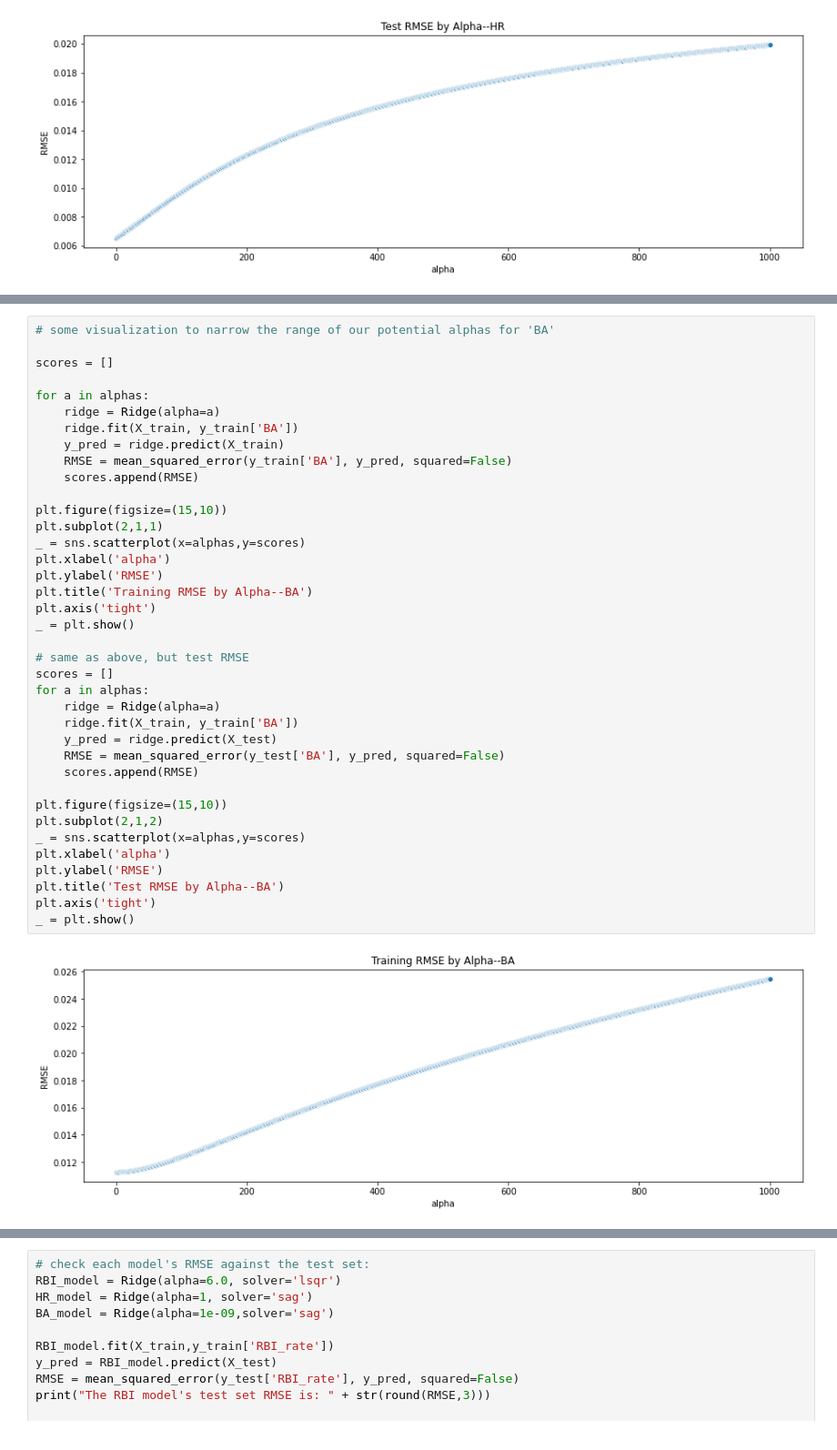
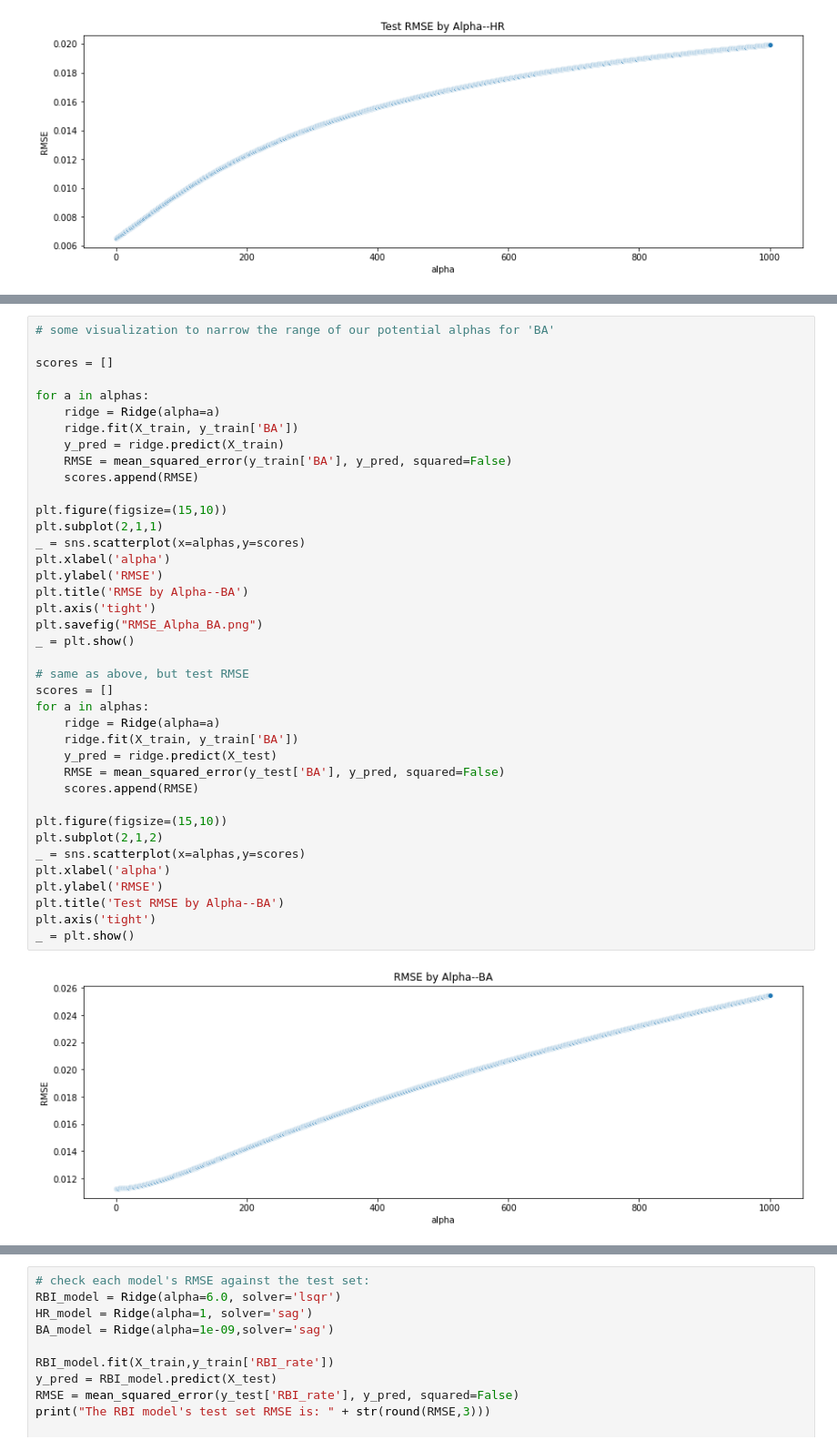
Before and after one commit to abewoycke/KBO-Projections, a Jupyter notebook: 5-Modeling/KBO Projections Modeling.ipynb, the cells around one changed output, grey strips where cells are left out. Shown at 91% size. Cells and saved outputs as stored; diff of their text form.

```diff
--- a/5-Modeling/KBO Projections Modeling.ipynb
+++ b/5-Modeling/KBO Projections Modeling.ipynb
@@ -277,35 +278,36 @@ for a in alphas:
     y_pred = ridge.predict(X_train)
     RMSE = mean_squared_error(y_train['BA'], y_pred, squared=False)
     scores.append(RMSE)
 
 plt.figure(figsize=(15,10))
 plt.subplot(2,1,1)
 _ = sns.scatterplot(x=alphas,y=scores)
 plt.xlabel('alpha')
 plt.ylabel('RMSE')
-plt.title('Training RMSE by Alpha--BA')
+plt.title('RMSE by Alpha--BA')
 plt.axis('tight')
+plt.savefig("RMSE_Alpha_BA.png")
 _ = plt.show()
 
 # same as above, but test RMSE
 scores = []
 for a in alphas:
     ridge = Ridge(alpha=a)
     ridge.fit(X_train, y_train['BA'])
     y_pred = ridge.predict(X_test)
     RMSE = mean_squared_error(y_test['BA'], y_pred, squared=False)
     scores.append(RMSE)
 
 plt.figure(figsize=(15,10))
 plt.subplot(2,1,2)
 _ = sns.scatterplot(x=alphas,y=scores)
 plt.xlabel('alpha')
 plt.ylabel('RMSE')
 plt.title('Test RMSE by Alpha--BA')
 plt.axis('tight')
 _ = plt.show()
 # %% [output]
-[figure, old version]
+[figure, new version]
 [figure]
 # %%
 # Grid Search for 'BA'
```
Also changed, not shown: parts of 5 cells of this notebook, 15 other files.
